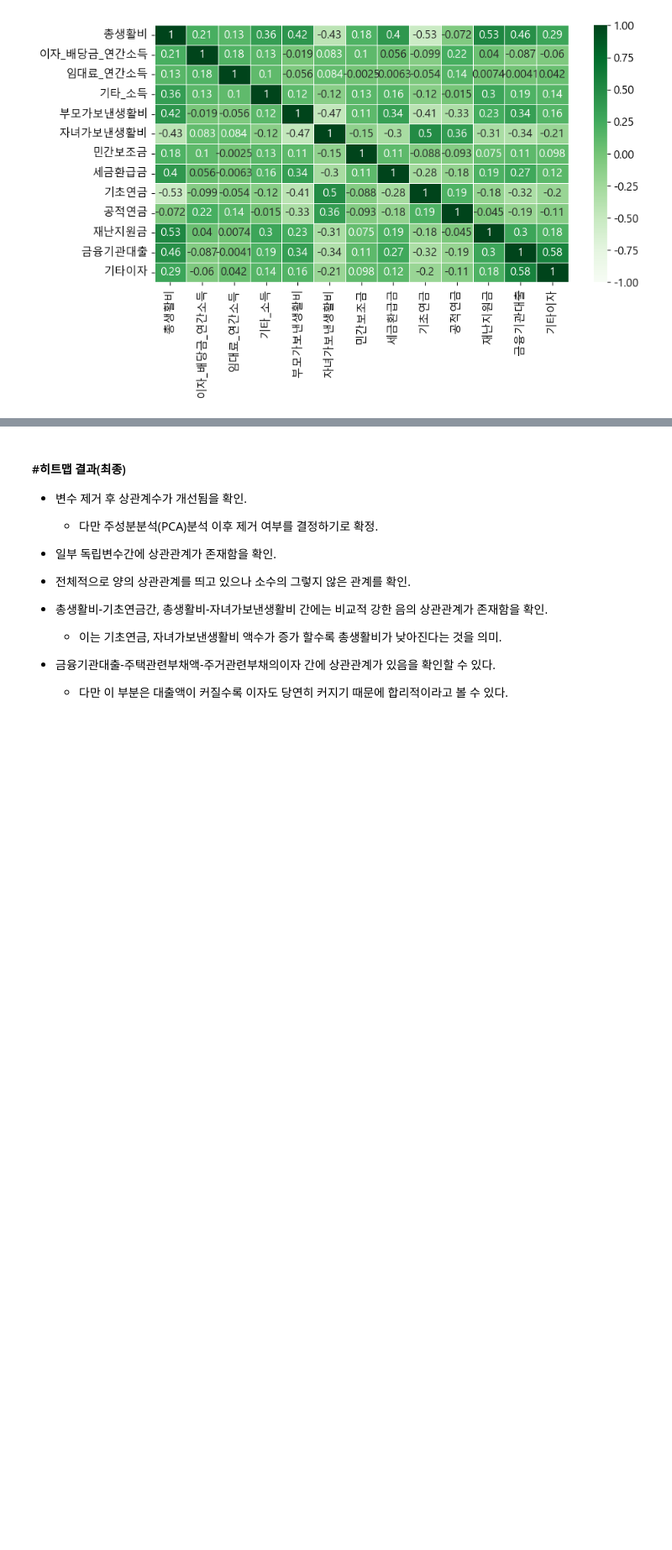
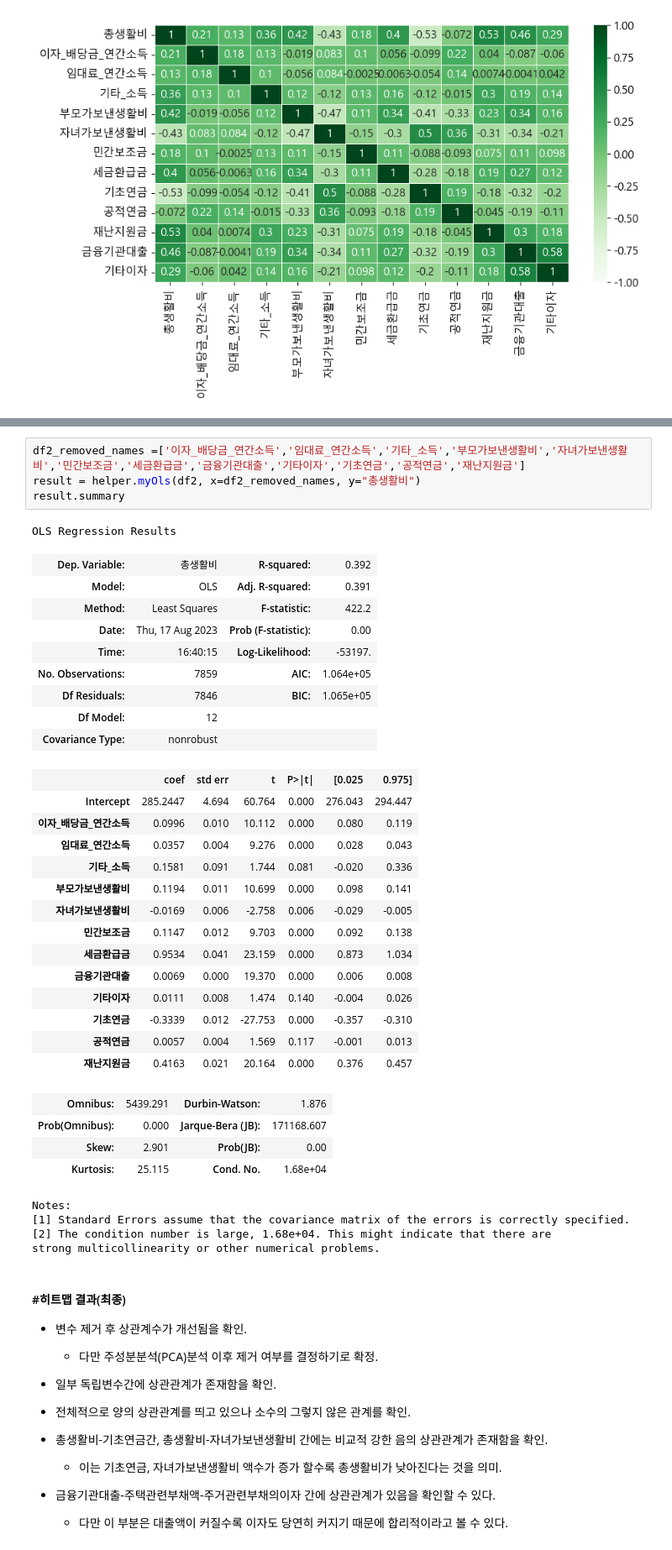
Before and after one commit to jaekim3220/Semiproject3, a Jupyter notebook: !SemiProject.ipynb, the cells around one changed output, grey strips where cells are left out. Shown at 84% size. Cells and saved outputs as stored; diff of their text form; blank space fills up the shorter version.

Commit message:
helper모듈, 세미프로젝트 갱신

```diff
--- a/!SemiProject.ipynb
+++ b/!SemiProject.ipynb
@@ -823,3 +839,40 @@ helper.spearman_r(df2_filtered2)
+# %%
+df2_removed_names =['이자_배당금_연간소득','임대료_연간소득','기타_소득','부모가보낸생활비','자녀가보낸생활비','민간보조금','세금환급금','금융기관대출','기타이자','기초연금','공적연금','재난지원금']
+result = helper.myOls(df2, x=df2_removed_names, y="총생활비")
+result.summary
+# %% [output]
+OLS Regression Results
+| Dep. Variable: | 총생활비 | R-squared: | 0.392 |
+| Model: | OLS | Adj. R-squared: | 0.391 |
+| Method: | Least Squares | F-statistic: | 422.2 |
+| Date: | Thu, 17 Aug 2023 | Prob (F-statistic): | 0.00 |
+| Time: | 16:40:15 | Log-Likelihood: | -53197. |
+| No. Observations: | 7859 | AIC: | 1.064e+05 |
+| Df Residuals: | 7846 | BIC: | 1.065e+05 |
+| Df Model: | 12 |  |  |
+| Covariance Type: | nonrobust |  |  |
+|  | coef | std err | t | P>|t| | [0.025 | 0.975] |
+| Intercept | 285.2447 | 4.694 | 60.764 | 0.000 | 276.043 | 294.447 |
+| 이자_배당금_연간소득 | 0.0996 | 0.010 | 10.112 | 0.000 | 0.080 | 0.119 |
+| 임대료_연간소득 | 0.0357 | 0.004 | 9.276 | 0.000 | 0.028 | 0.043 |
+| 기타_소득 | 0.1581 | 0.091 | 1.744 | 0.081 | -0.020 | 0.336 |
+| 부모가보낸생활비 | 0.1194 | 0.011 | 10.699 | 0.000 | 0.098 | 0.141 |
+| 자녀가보낸생활비 | -0.0169 | 0.006 | -2.758 | 0.006 | -0.029 | -0.005 |
+| 민간보조금 | 0.1147 | 0.012 | 9.703 | 0.000 | 0.092 | 0.138 |
+| 세금환급금 | 0.9534 | 0.041 | 23.159 | 0.000 | 0.873 | 1.034 |
+| 금융기관대출 | 0.0069 | 0.000 | 19.370 | 0.000 | 0.006 | 0.008 |
+| 기타이자 | 0.0111 | 0.008 | 1.474 | 0.140 | -0.004 | 0.026 |
+| 기초연금 | -0.3339 | 0.012 | -27.753 | 0.000 | -0.357 | -0.310 |
+| 공적연금 | 0.0057 | 0.004 | 1.569 | 0.117 | -0.001 | 0.013 |
+| 재난지원금 | 0.4163 | 0.021 | 20.164 | 0.000 | 0.376 | 0.457 |
+| Omnibus: | 5439.291 | Durbin-Watson: | 1.876 |
+| Prob(Omnibus): | 0.000 | Jarque-Bera (JB): | 171168.607 |
+| Skew: | 2.901 | Prob(JB): | 0.00 |
+| Kurtosis: | 25.115 | Cond. No. | 1.68e+04 |
+Notes:
+[1] Standard Errors assume that the covariance matrix of the errors is correctly specified.
+[2] The condition number is large, 1.68e+04. This might indicate that there are
+strong multicollinearity or other numerical problems.
 # %% [markdown]
 #### #히트맵 결과(최종)
 
```
Also changed, not shown: parts of 11 cells of this notebook, 1 other file.
